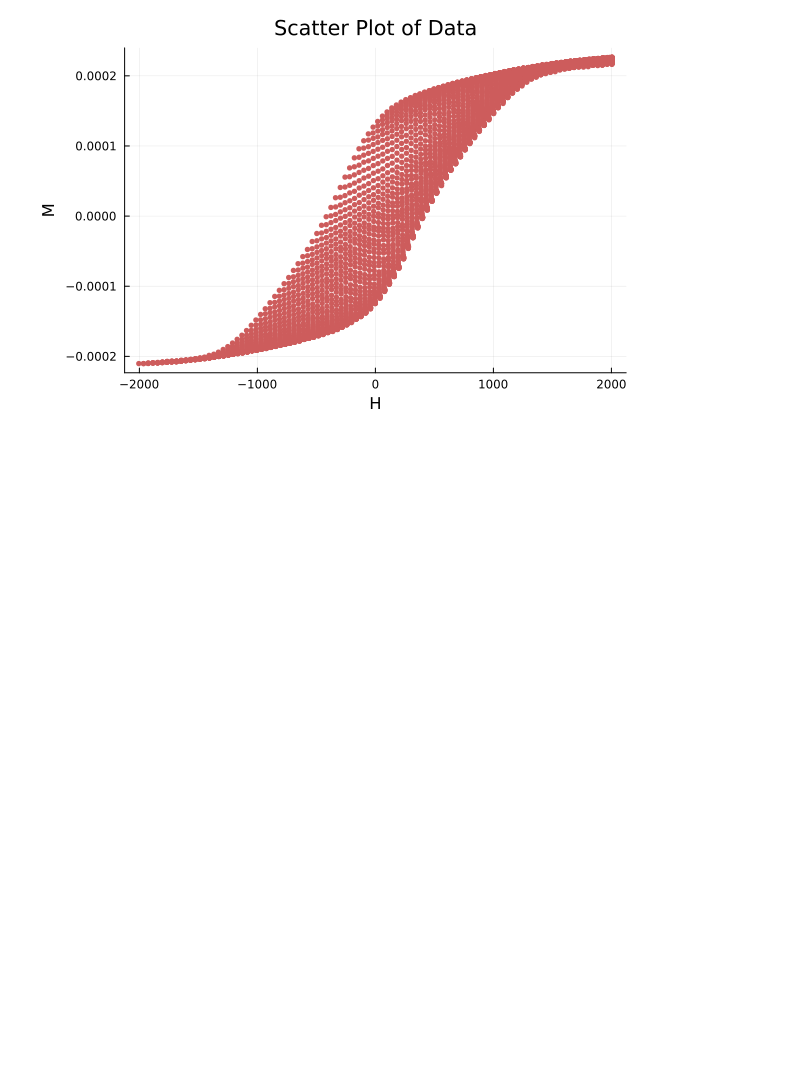
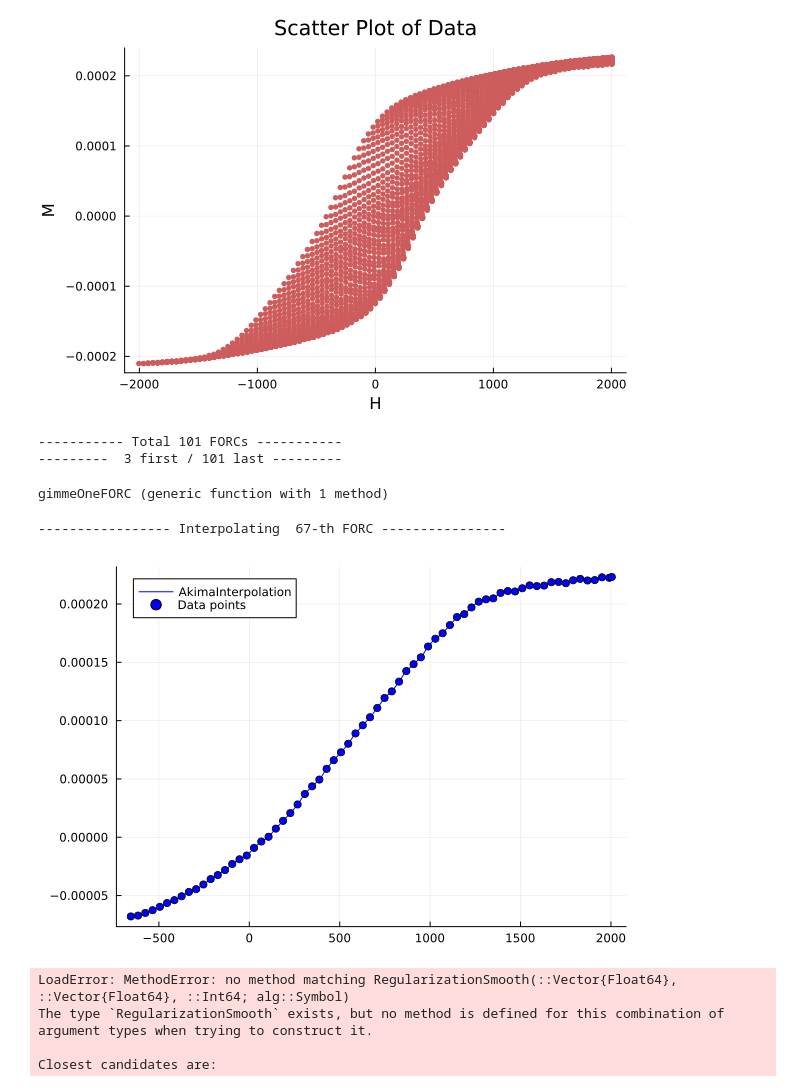
Before and after one commit to LaurentiuStoleriu/julia, a Jupyter notebook: _Magnetism/FORC.ipynb, the cells around one changed output. Drawn from its saved outputs; the diff is of its cells as text; code cells hidden in the pictures; blank space fills up the shorter version.

Commit message:
steps ok smoothing?

```diff
--- a/_Magnetism/FORC.ipynb
+++ b/_Magnetism/FORC.ipynb
@@ -49,13 +51,30 @@ scatter(H_read, M_read,
 # %% [output]
 [figure]
 # %%
+# Detect FORCs (Hr, numPointsPerFORC)
 Hr_read = Float64[]
+numPointsPerFORC = Int[]
+
 current_Hr = H_read[1]
 push!(Hr_read, current_Hr)
+
+counterPointsPerFORC = 1
+
 for i in 2:(length(H_read))
     if H_read[i] < H_read[i-1]
-        current_Hr = H_read[i]
+        global current_Hr = H_read[i]
+        push!(numPointsPerFORC, counterPointsPerFORC)
+        global counterPointsPerFORC = 0
     end
+    global counterPointsPerFORC += 1
     push!(Hr_read, current_Hr)
 end
+push!(numPointsPerFORC, counterPointsPerFORC)
+numFORCs = length(numPointsPerFORC)
+
+println("----------- Total $(length(numPointsPerFORC)) FORCs -----------")
+println("---------  $(numPointsPerFORC[1]) first / $(numPointsPerFORC[numFORCs]) last ---------")
+# %% [output]
+----------- Total 101 FORCs -----------
+---------  3 first / 101 last ---------
 # %%
@@ -70,6 +90,52 @@ open("/home/lali/TITAN-ROG-sync/julia/_Magnetism/S9281/S9281-FORC-100-2000-5s_Hr
     end
 end
 # %%
-using DataInterpolations
-A = AkimaInterpolation(u, t)
-plot(A)
+function gimmeOneFORC(theFORC::Int64)
+    contorNumPoints = 0
+    H_interp = Float64[]
+    M_interp = Float64[]
+    #detect indexes for $(theFORC)
+    for i in 1:theFORC-1
+        contorNumPoints += numPointsPerFORC[i]
+    end
+
+    myHr = Hr_read[contorNumPoints]
+    startPointOnFORC = contorNumPoints + 1
+    push!(H_interp, H_read[startPointOnFORC])
+    push!(M_interp, M_read[startPointOnFORC])
+    contorNumPoints = 1
+    while (Hr_read[startPointOnFORC+contorNumPoints-1] - Hr_read[startPointOnFORC+contorNumPoints]) < 1.0e-5 #eps - compare floats
+        push!(H_interp, H_read[startPointOnFORC+contorNumPoints])
+        push!(M_interp, M_read[startPointOnFORC+contorNumPoints])
+        contorNumPoints += 1
+    end
+    H_interp, M_interp
+end
+# %% [output]
+gimmeOneFORC (generic function with 1 method)
+# %%
+plotInterpFORC = div(numFORCs * 2, 3)
+println("----------------- Interpolating  $(plotInterpFORC)-th FORC ----------------")
+H_interp, M_interp = gimmeOneFORC(plotInterpFORC)
+Example = AkimaInterpolation(M_interp, H_interp)
+plot(Example)
+# %% [output]
+----------------- Interpolating  67-th FORC ----------------
+[figure, added]
+# %%
+t, u = gimmeOneFORC(plotInterpFORC)
+d = 2
+A = RegularizationSmooth(u, t, d; alg=:gcv_svd)
+û = A.û
+N = 200
+titp = collect(range(minimum(t), maximum(t), length=N))
+uitp = A.(titp)
+Am = RegularizationSmooth(u, t, titp, d; alg=:gcv_svd)
+ûm = Am.û
+scatter(t, u, label="simulated data", legend=:top)
+plot!(titp, uitp, label="smoothed interpolation")
+# %% [output]
+LoadError: MethodError: no method matching RegularizationSmooth(::Vector{Float64}, ::Vector{Float64}, ::Int64; alg::Symbol)
+The type `RegularizationSmooth` exists, but no method is defined for this combination of argument types when trying to construct it.
+
+Closest candidates are:
```
Also changed, not shown: parts of 2 cells of this notebook, 3 other files.
